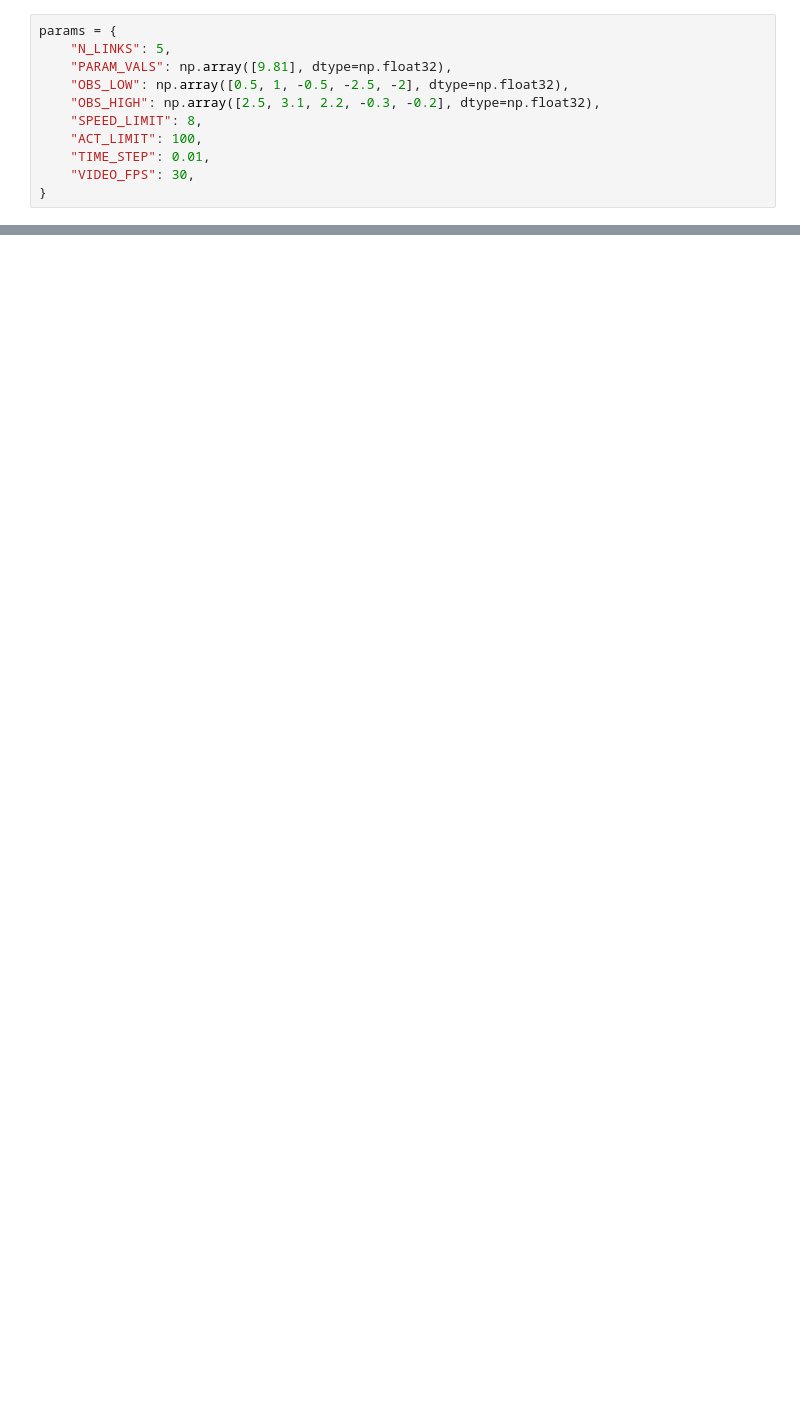
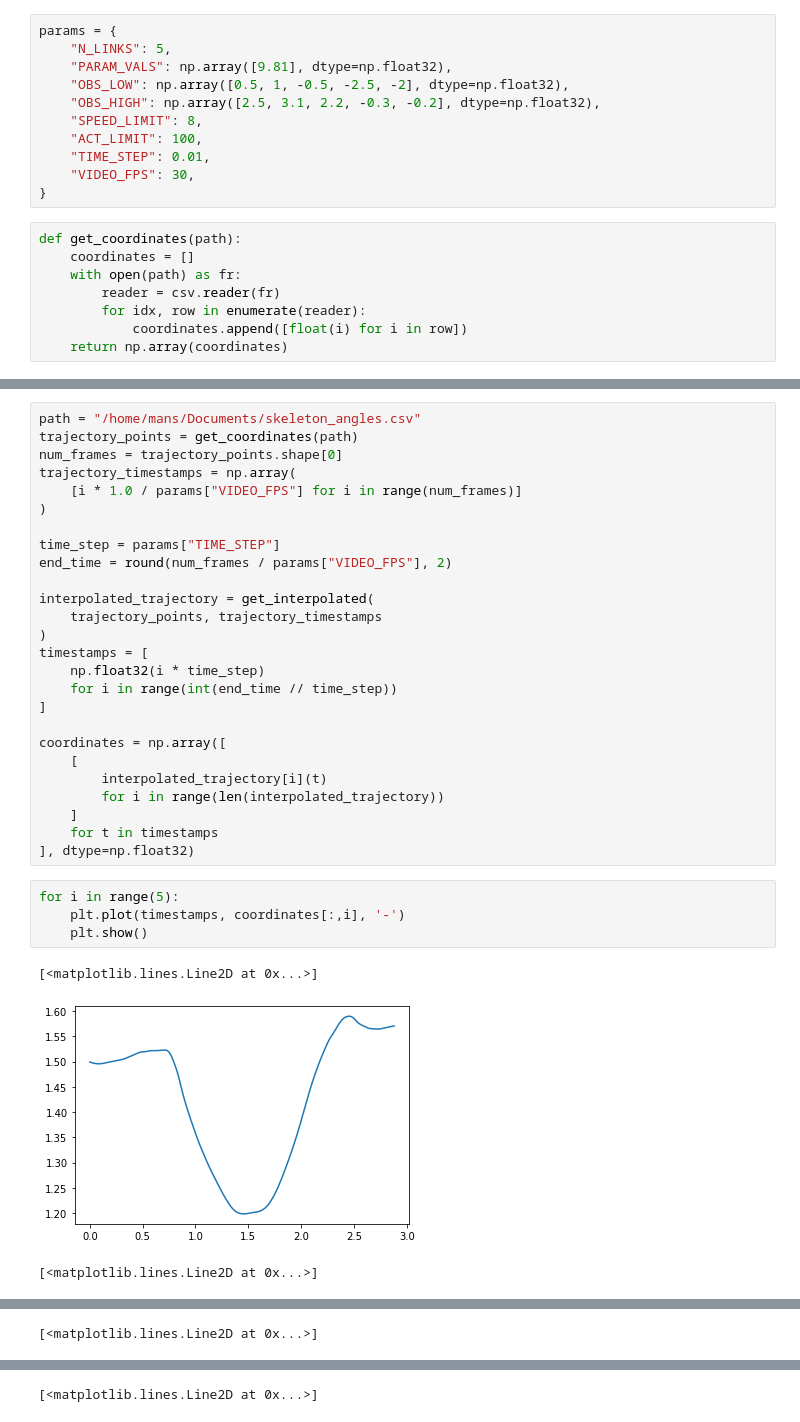
Before and after one commit to manozd/lifting-simulation-rl, a Jupyter notebook: notebooks/EvaluationV1.ipynb, the cells around one changed output, grey strips where cells are left out. Cells and saved outputs as stored; diff of their text form; blank space fills up the shorter version.

```diff
--- a/notebooks/EvaluationV1.ipynb
+++ b/notebooks/EvaluationV1.ipynb
@@ -20,3 +20,11 @@ params = {
     "TIME_STEP": 0.01,
     "VIDEO_FPS": 30,
 }
+# %%
+def get_coordinates(path):
+    coordinates = []
+    with open(path) as fr:
+        reader = csv.reader(fr)
+        for idx, row in enumerate(reader):
+            coordinates.append([float(i) for i in row])
+    return np.array(coordinates)
@@ -22,0 +47,34 @@ params = {
+# %%
+path = "/home/mans/Documents/skeleton_angles.csv"
+trajectory_points = get_coordinates(path)
+num_frames = trajectory_points.shape[0]
+trajectory_timestamps = np.array(
+    [i * 1.0 / params["VIDEO_FPS"] for i in range(num_frames)]
+)
+
+time_step = params["TIME_STEP"]
+end_time = round(num_frames / params["VIDEO_FPS"], 2)
+
+interpolated_trajectory = get_interpolated(
+    trajectory_points, trajectory_timestamps
+)
+timestamps = [
+    np.float32(i * time_step)
+    for i in range(int(end_time // time_step))
+]
+
+coordinates = np.array([
+    [
+        interpolated_trajectory[i](t)
+        for i in range(len(interpolated_trajectory))
+    ]
+    for t in timestamps
+], dtype=np.float32)
+# %%
+for i in range(5):
+    plt.plot(timestamps, coordinates[:,i], '-')
+    plt.show()
+# %% [output]
+[<matplotlib.lines.Line2D at 0x...>]
+[figure, added]
+[<matplotlib.lines.Line2D at 0x...>]
@@ -22,0 +82 @@ params = {
+[<matplotlib.lines.Line2D at 0x...>]
@@ -22,0 +84 @@ params = {
+[<matplotlib.lines.Line2D at 0x...>]
```
Also changed, not shown: parts of 6 cells of this notebook, 3 other files.
